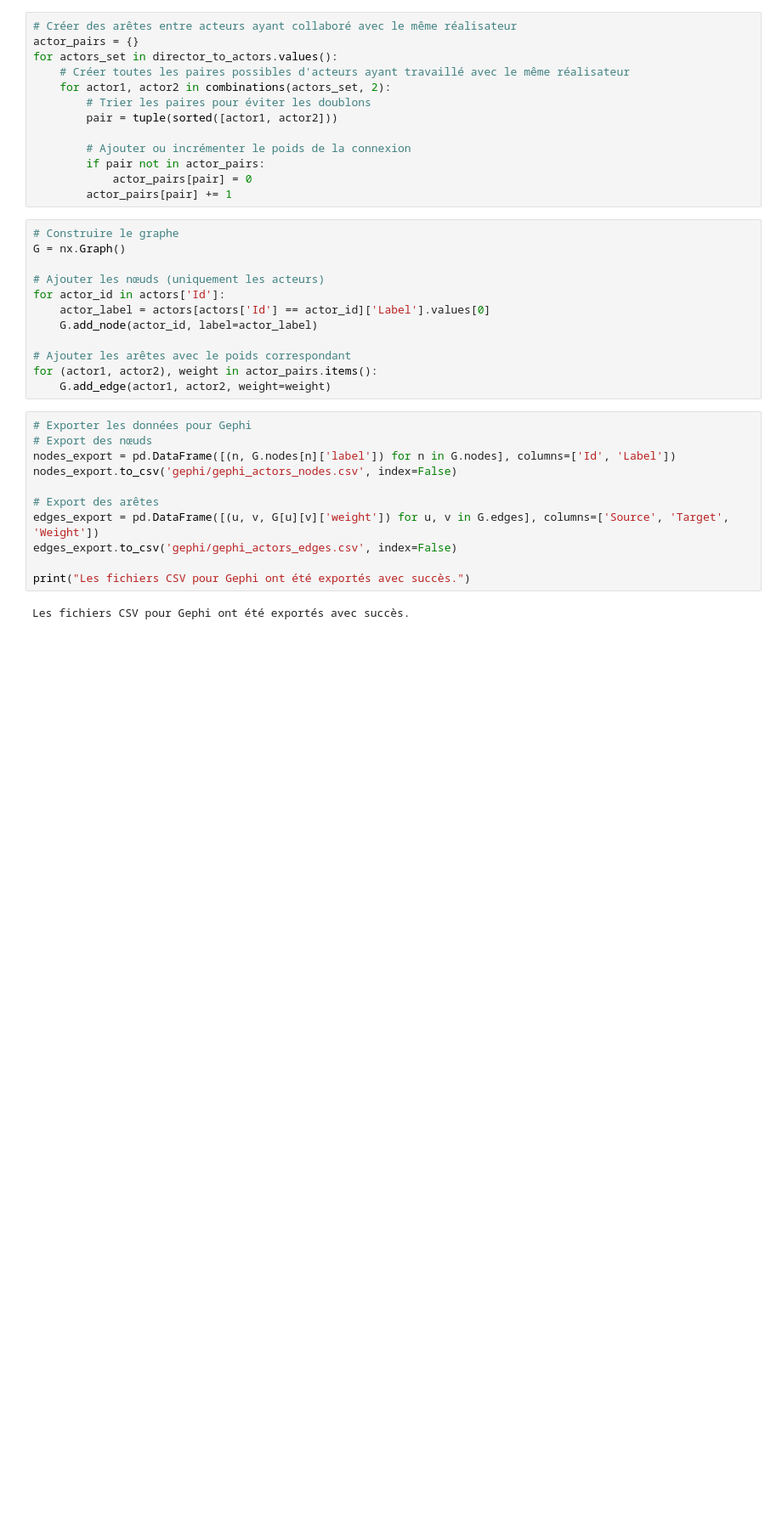
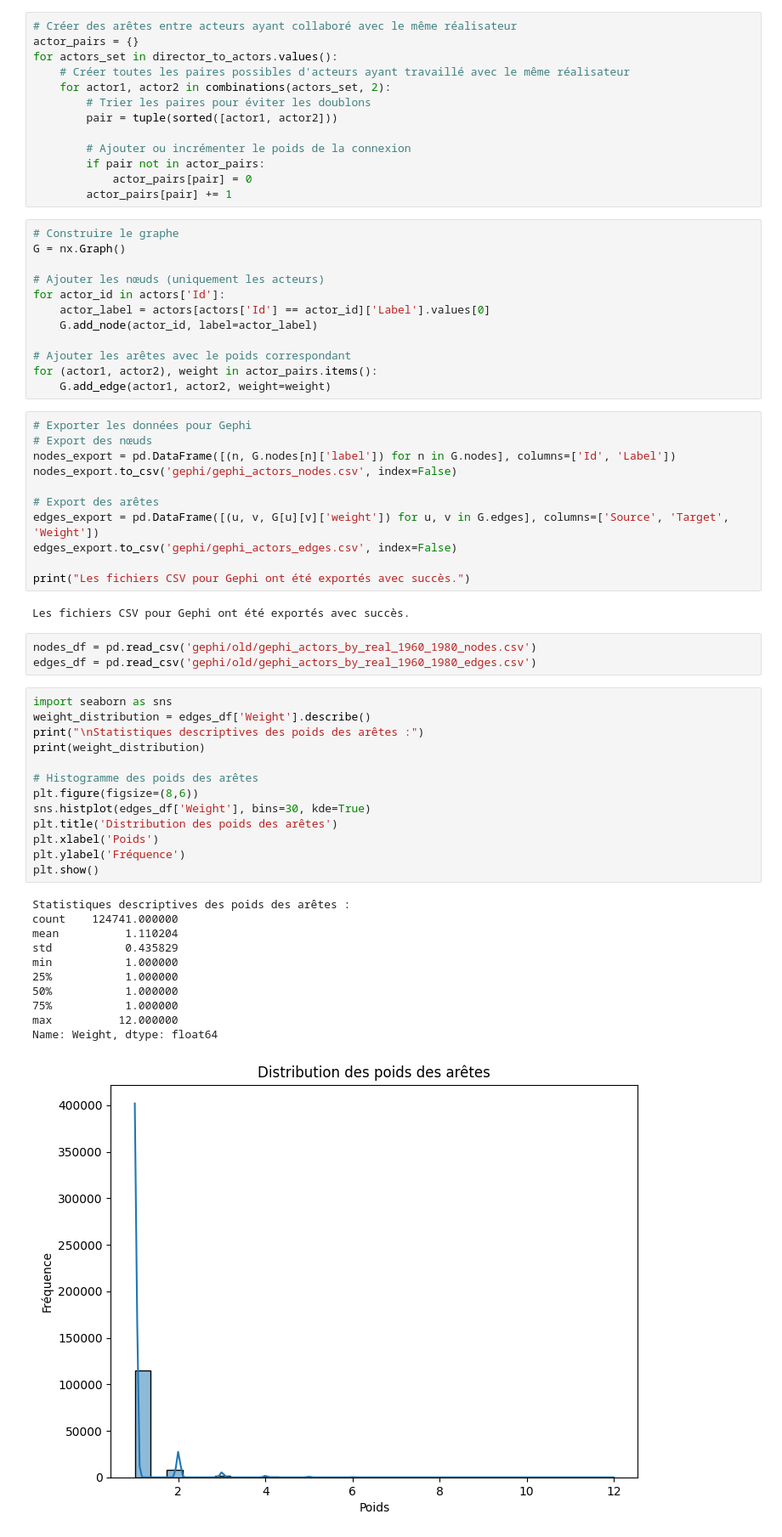
Before and after one commit to AntoineDolley/Actor-Relations, a Jupyter notebook: actors_by_realisator.ipynb, the cells around one changed output. Shown at 85% size. Drawn from its saved outputs; the diff is of its cells as text; blank space fills up the shorter version.

Commit message:
ajout actor by real

```diff
--- a/actors_by_realisator.ipynb
+++ b/actors_by_realisator.ipynb
@@ -84,3 +84,31 @@ edges_export.to_csv('gephi/gephi_actors_edges.csv', index=False)
 print("Les fichiers CSV pour Gephi ont été exportés avec succès.")
 # %% [output]
 Les fichiers CSV pour Gephi ont été exportés avec succès.
+# %%
+nodes_df = pd.read_csv('gephi/old/gephi_actors_by_real_1960_1980_nodes.csv')
+edges_df = pd.read_csv('gephi/old/gephi_actors_by_real_1960_1980_edges.csv')
+# %%
+import seaborn as sns
+weight_distribution = edges_df['Weight'].describe()
+print("\nStatistiques descriptives des poids des arêtes :")
+print(weight_distribution)
+
+# Histogramme des poids des arêtes
+plt.figure(figsize=(8,6))
+sns.histplot(edges_df['Weight'], bins=30, kde=True)
+plt.title('Distribution des poids des arêtes')
+plt.xlabel('Poids')
+plt.ylabel('Fréquence')
+plt.show()
+# %% [output]
+Statistiques descriptives des poids des arêtes :
+count    124741.000000
+mean          1.110204
+std           0.435829
+min           1.000000
+25%           1.000000
+50%           1.000000
+75%           1.000000
+max          12.000000
+Name: Weight, dtype: float64
+[figure, added]
```
Also changed, not shown: parts of 1 cell of this notebook, 22 other files.
